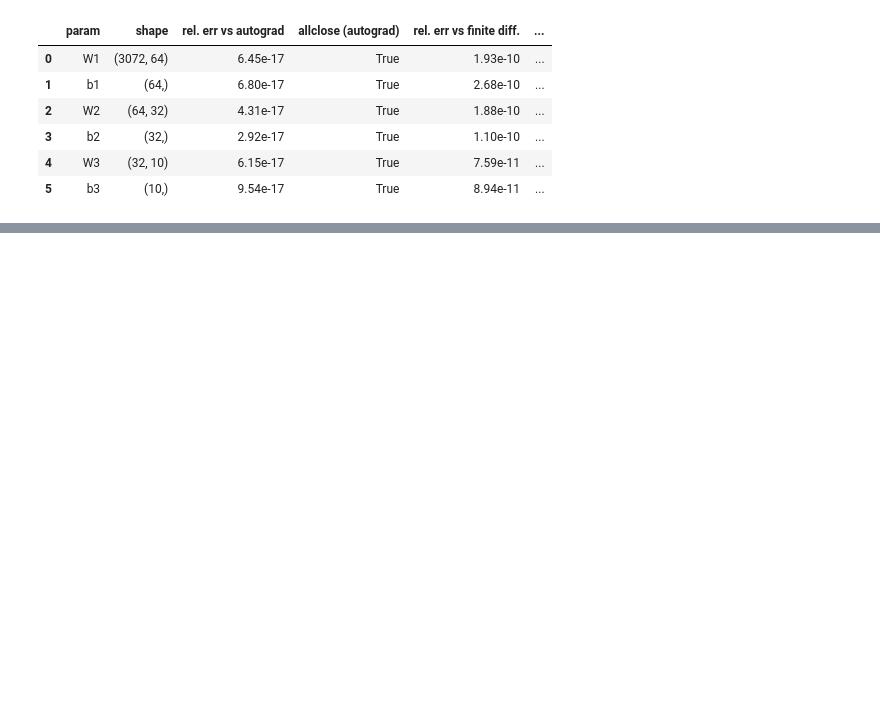
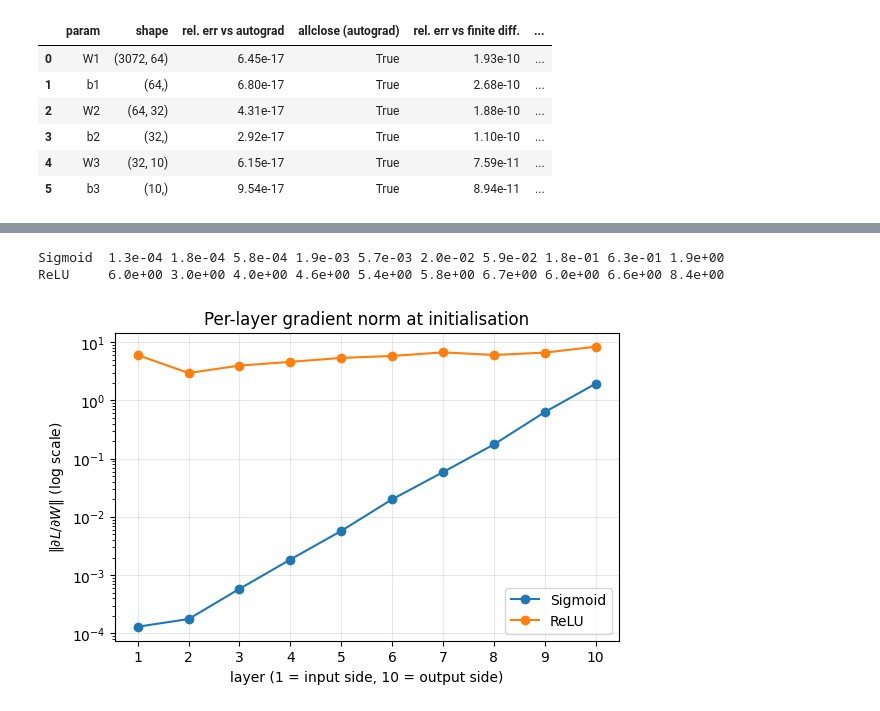
Before and after one commit to NaveenSanjaya/EN4554-Assignment-2-CNNs, a Jupyter notebook: a02_cnn.ipynb, the cells around one changed output, grey strips where cells are left out. Saved outputs shown, nothing was run; the diff lists cells and outputs as text; code cells hidden in the pictures; blank space fills up the shorter version.

Commit message:
feat: per-layer gradient norm at initialization with sigmoid and with ReLU

```diff
--- a/a02_cnn.ipynb
+++ b/a02_cnn.ipynb
@@ -330,0 +334,33 @@ plt.show()
+# %%
+class Sigmoid:
+    def forward(self, x):
+        self.s = 1 / (1 + torch.exp(-x))
+        return self.s
+
+    def backward(self, dout):
+        return dout * self.s * (1 - self.s)        # sigmoid'(x) = s(1 - s)
+
+    def params(self): return []
+    def grads(self):  return []
+
+xb, yb = X_train[:256].flatten(1), Y_train[:256]
+sizes = [3 * 32 * 32] + [256] * 9 + [10]           # 10 Linear layers
+
+plt.figure(figsize=(6.5, 4))
+for act in (Sigmoid, ReLU):
+    set_seed()
+    net = MLP(sizes, activation=act)
+    net.loss(xb, yb)
+    net.backward()
+    norms = [layer.dW.norm().item() for layer in net.layers if isinstance(layer, Linear)]
+    plt.semilogy(range(1, 11), norms, 'o-', label=act.__name__)
+    print(f'{act.__name__:8s}', ' '.join(f'{n:.1e}' for n in norms))
+plt.xlabel('layer (1 = input side, 10 = output side)')
+plt.ylabel(r'$\|\partial L / \partial W\|$ (log scale)')
+plt.title('Per-layer gradient norm at initialisation')
+plt.xticks(range(1, 11)); plt.legend(); plt.grid(alpha=0.3)
+plt.show()
+# %% [output]
+Sigmoid  1.3e-04 1.8e-04 5.8e-04 1.9e-03 5.7e-03 2.0e-02 5.9e-02 1.8e-01 6.3e-01 1.9e+00
+ReLU     6.0e+00 3.0e+00 4.0e+00 4.6e+00 5.4e+00 5.8e+00 6.7e+00 6.0e+00 6.6e+00 8.4e+00
+[figure, added]
```
Also changed, not shown: parts of 14 cells of this notebook.
